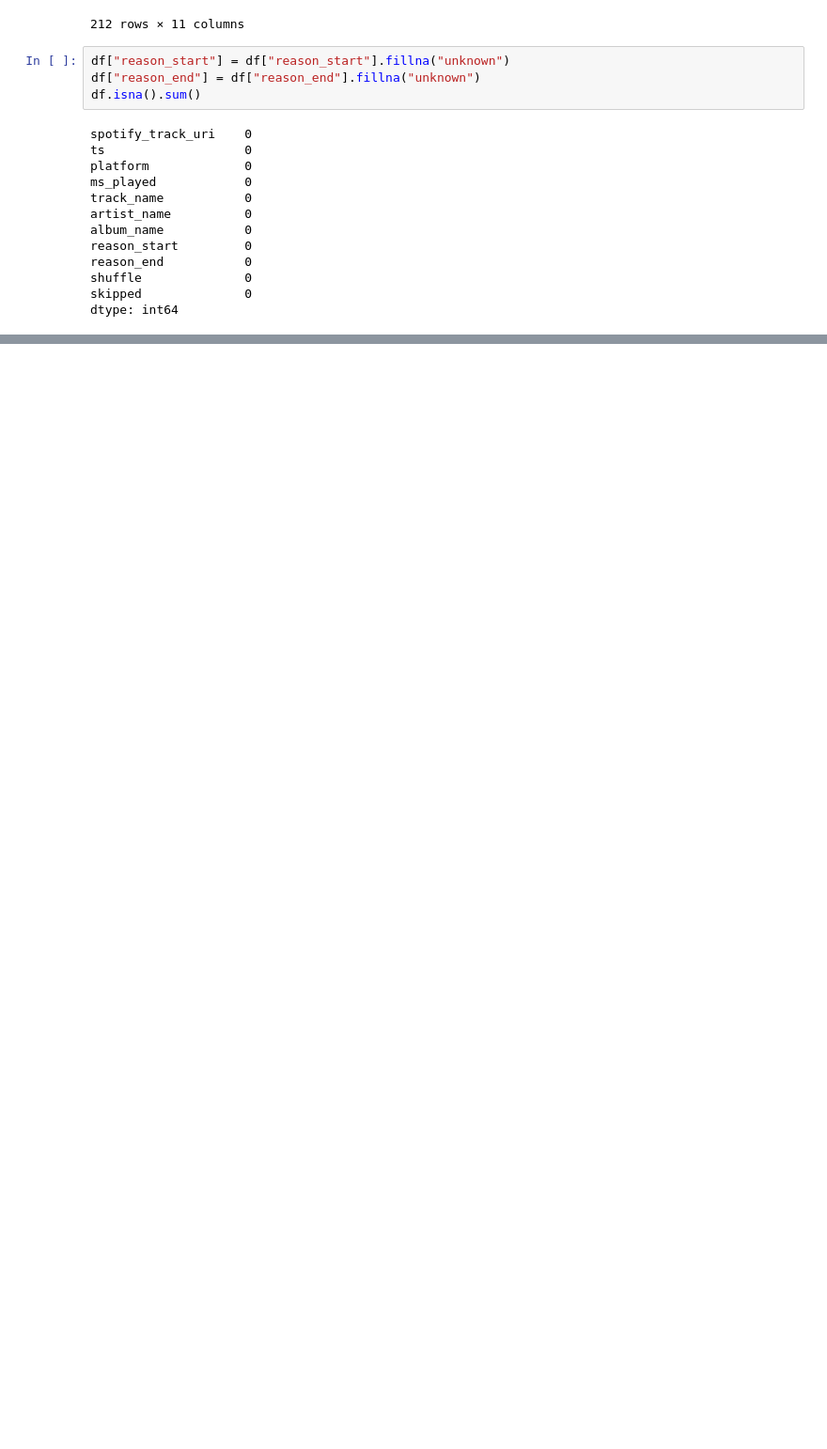
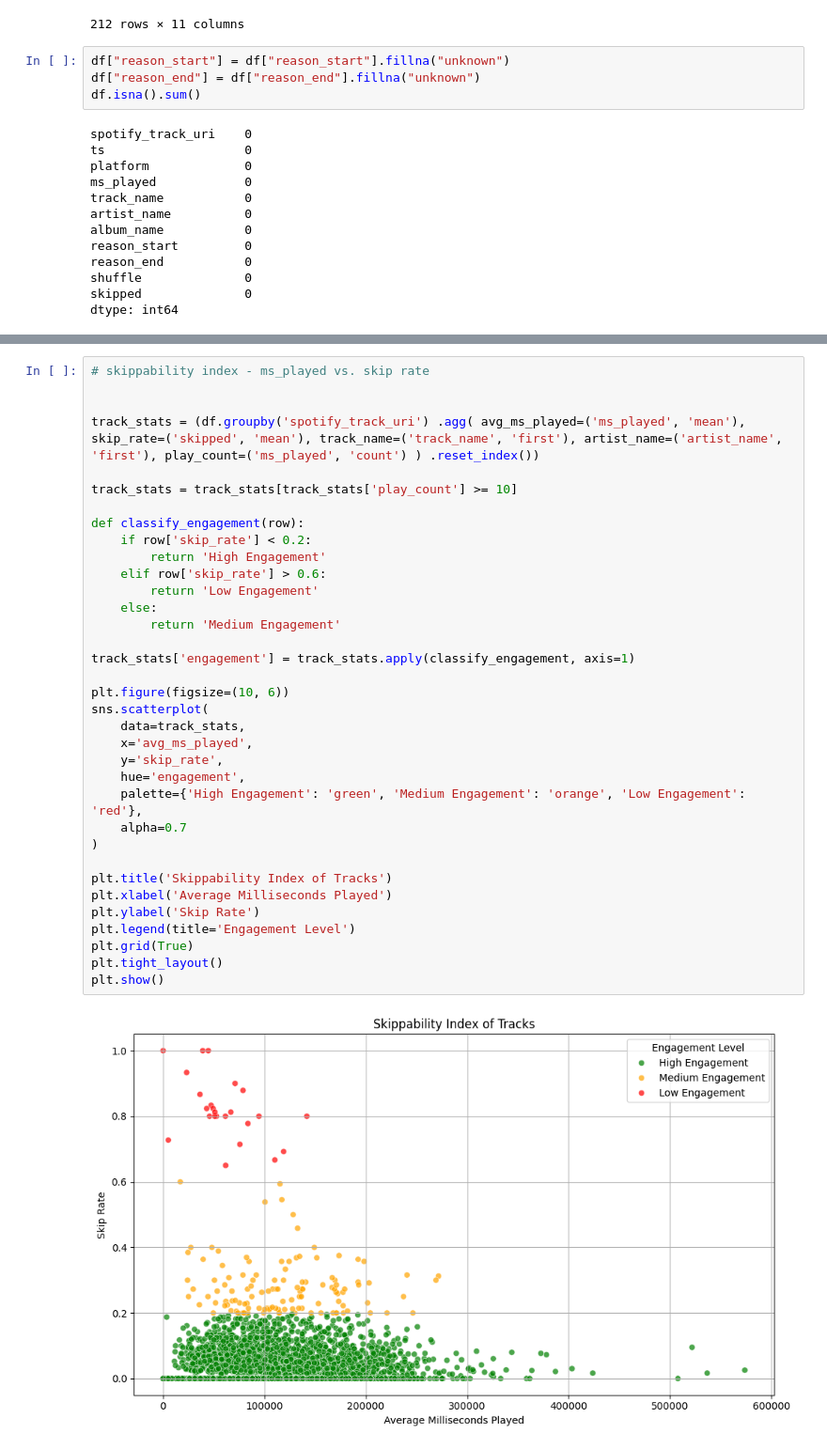
Before and after one commit to jp-asadon/spotify_analysis, a Jupyter notebook: notebook.ipynb, the cells around one changed output, grey strips where cells are left out. Shown at 94% size. Cells and saved outputs as stored; diff of their text form; blank space fills up the shorter version.

```diff
--- a/notebook.ipynb
+++ b/notebook.ipynb
@@ -206,0 +259,37 @@ top_track[top_track.index == 12374]
+# %%
+# skippability index - ms_played vs. skip rate
+
+
+track_stats = (df.groupby('spotify_track_uri') .agg( avg_ms_played=('ms_played', 'mean'), skip_rate=('skipped', 'mean'), track_name=('track_name', 'first'), artist_name=('artist_name', 'first'), play_count=('ms_played', 'count') ) .reset_index())
+
+track_stats = track_stats[track_stats['play_count'] >= 10]
+
+def classify_engagement(row):
+    if row['skip_rate'] < 0.2:
+        return 'High Engagement'
+    elif row['skip_rate'] > 0.6:
+        return 'Low Engagement'
+    else:
+        return 'Medium Engagement'
+
+track_stats['engagement'] = track_stats.apply(classify_engagement, axis=1)
+
+plt.figure(figsize=(10, 6))
+sns.scatterplot(
+    data=track_stats,
+    x='avg_ms_played',
+    y='skip_rate',
+    hue='engagement',
+    palette={'High Engagement': 'green', 'Medium Engagement': 'orange', 'Low Engagement': 'red'},
+    alpha=0.7
+)
+
+plt.title('Skippability Index of Tracks')
+plt.xlabel('Average Milliseconds Played')
+plt.ylabel('Skip Rate')
+plt.legend(title='Engagement Level')
+plt.grid(True)
+plt.tight_layout()
+plt.show()
+# %% [output]
+[figure, added]
```
Also changed, not shown: parts of 9 cells of this notebook.
